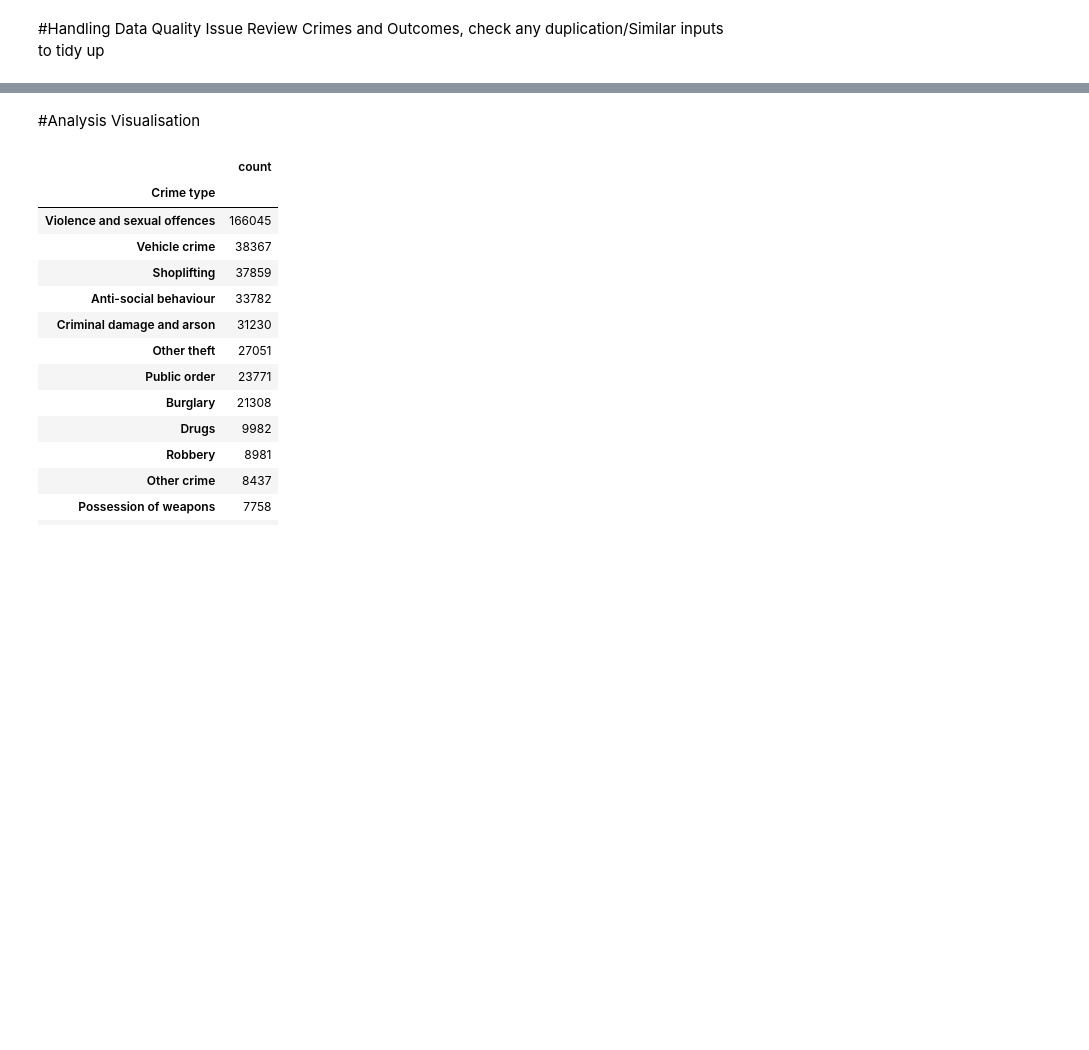
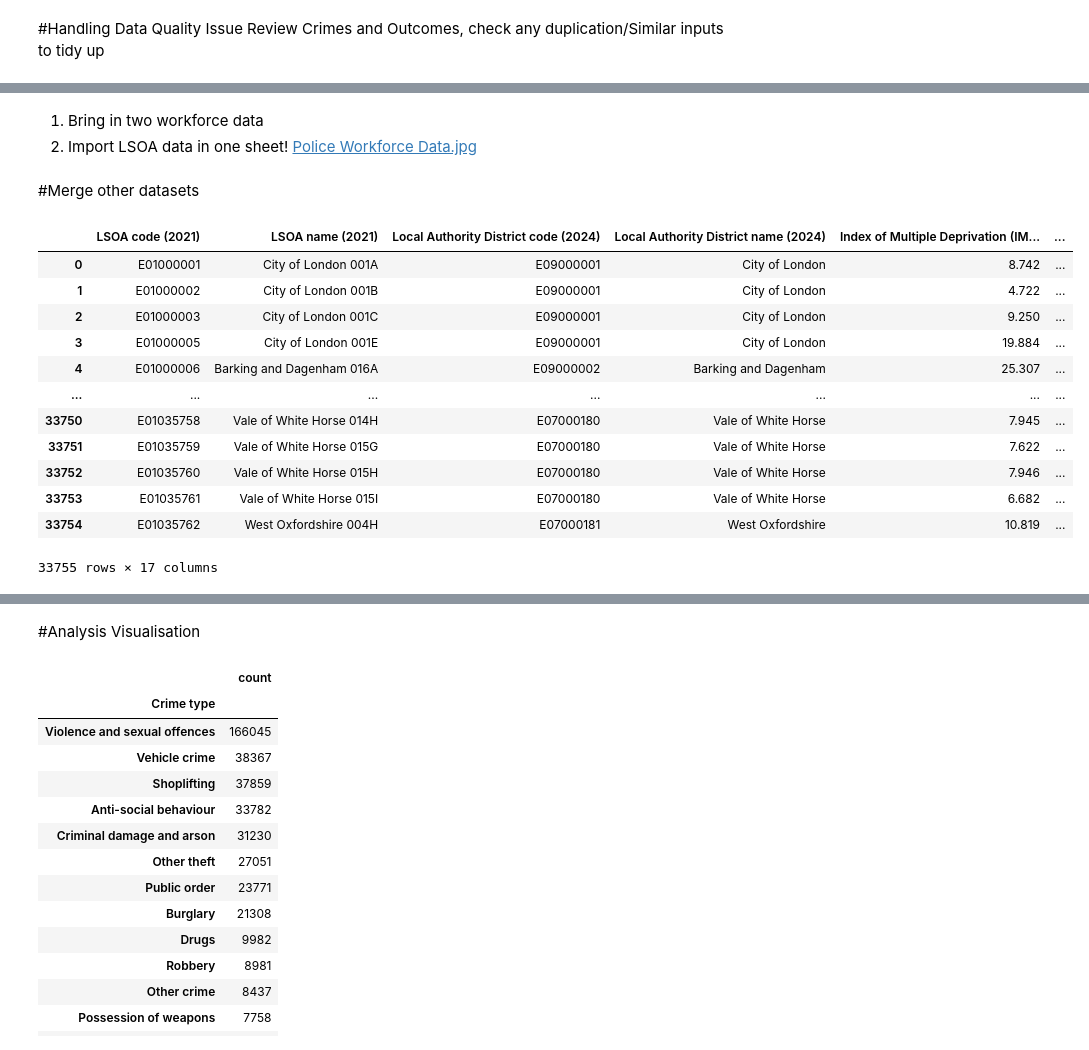
Before and after one commit to zhangwiki86-soton/L7---Data-Analysis-and-Visualisation, a Jupyter notebook: DRAFT Test Glob.ipynb, the cells around one changed output, grey strips where cells are left out. Cells and saved outputs as stored; diff of their text form; code cells hidden in the pictures; blank space fills up the shorter version.

```diff
--- a/DRAFT Test Glob.ipynb
+++ b/DRAFT Test Glob.ipynb
@@ -304,0 +321,23 @@ dtype: int64
+# %% [markdown]
+1.   Bring in two workforce data
+2.   Import LSOA data in one sheet!
+[Police Workforce Data.jpg](embedded-picture-1)
+# %% [markdown]
+#Merge other datasets
+# %%
+LSOAdata=pd.read_excel("/content/L7---Data-Analysis-and-Visualisation/Raw Data/2025_All_Ranks_Scores_Deciles_Population_Denominators.xlsx")
+LSOAdata
+# %% [output]
+|  | LSOA code (2021) | LSOA name (2021) | Local Authority District code (2024) | Local Authority District name (2024) | Index of Multiple Deprivation (IM... | ... |
+| 0 | E01000001 | City of London 001A | E09000001 | City of London | 8.742 | ... |
+| 1 | E01000002 | City of London 001B | E09000001 | City of London | 4.722 | ... |
+| 2 | E01000003 | City of London 001C | E09000001 | City of London | 9.250 | ... |
+| 3 | E01000005 | City of London 001E | E09000001 | City of London | 19.884 | ... |
+| 4 | E01000006 | Barking and Dagenham 016A | E09000002 | Barking and Dagenham | 25.307 | ... |
+| ... | ... | ... | ... | ... | ... | ... |
+| 33750 | E01035758 | Vale of White Horse 014H | E07000180 | Vale of White Horse | 7.945 | ... |
+| 33751 | E01035759 | Vale of White Horse 015G | E07000180 | Vale of White Horse | 7.622 | ... |
+| 33752 | E01035760 | Vale of White Horse 015H | E07000180 | Vale of White Horse | 7.946 | ... |
+| 33753 | E01035761 | Vale of White Horse 015I | E07000180 | Vale of White Horse | 6.682 | ... |
+| 33754 | E01035762 | West Oxfordshire 004H | E07000181 | West Oxfordshire | 10.819 | ... |
+33755 rows × 17 columns
```
Also changed, not shown: parts of 18 cells of this notebook.
